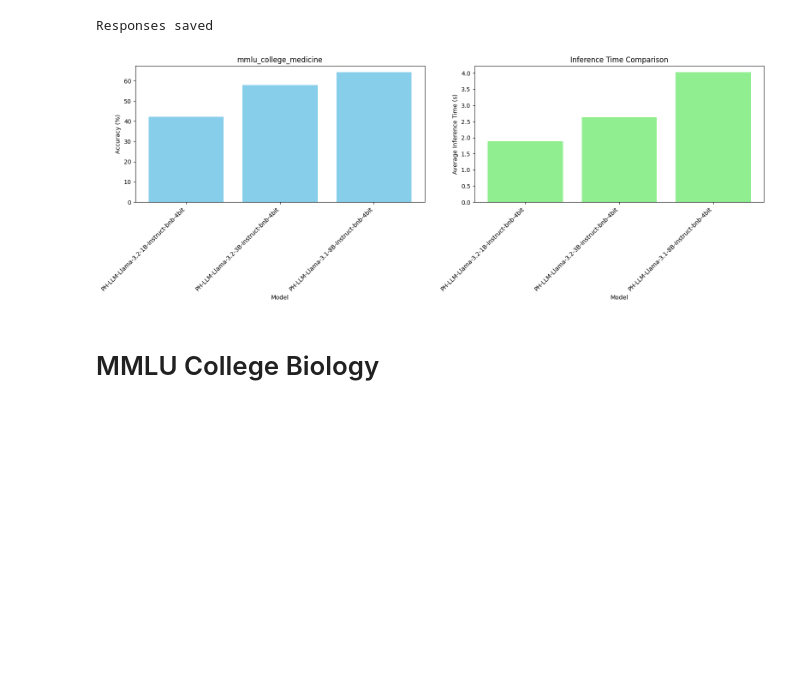
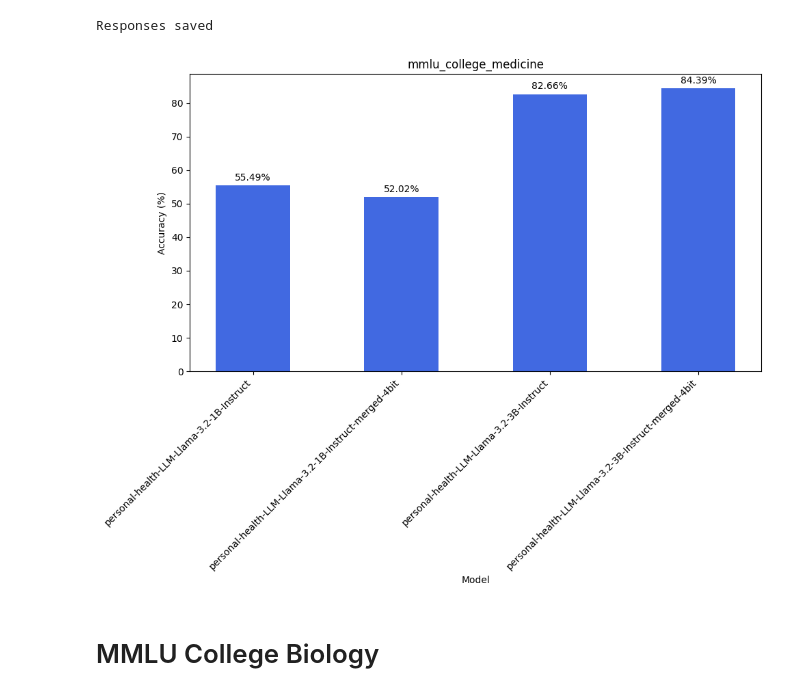
Before and after one commit to johnjehiel/personal-health-llm, a Jupyter notebook: ph-llm-benchmarking.ipynb, the cells around one changed output. Saved outputs shown, nothing was run; the diff lists cells and outputs as text; code cells hidden in the pictures; blank space fills up the shorter version.

Commit message:
feat(benchmark): Update ph-llm-benchmarking.ipynb for evaluating the fine-tuned 1B and 3B personal health LLMs with MultiMedQA benchmark

```diff
--- a/ph-llm-benchmarking.ipynb
+++ b/ph-llm-benchmarking.ipynb
@@ -25,9 +25,10 @@ from datasets import load_dataset
 🦥 Unsloth Zoo will now patch everything to make training faster!
 # %%
 model_names = [
-    "johnjehiel/PH-LLM-Llama-3.2-1B-Instruct-bnb-4bit",
-    "johnjehiel/PH-LLM-Llama-3.2-3B-Instruct-bnb-4bit",
-    "johnjehiel/PH-LLM-Llama-3.1-8B-Instruct-bnb-4bit"
+    "johnjehiel/personal-health-LLM-Llama-3.2-1B-Instruct",
+    "johnjehiel/personal-health-LLM-Llama-3.2-1B-Instruct-merged-4bit",
+    "johnjehiel/personal-health-LLM-Llama-3.2-3B-Instruct",
+    "johnjehiel/personal-health-LLM-Llama-3.2-3B-Instruct-merged-4bit"
 ]
 dataset_names = [
     "openlifescienceai/mmlu_clinical_knowledge",
@@ -107,7 +107,7 @@ print("Created DataFrame from eval_prompts and correct_options with", len(df), "
 # %% [output]
 Created DataFrame from eval_prompts and correct_options with 265 rows.
 # %%
-def evaluate_example(model, tokenizer, prompt, correct_option, max_new_tokens=64):
+def evaluate_example(model, tokenizer, prompt, correct_option, max_new_tokens=4):
     EOS_TOKEN = tokenizer.eos_token if tokenizer.eos_token is not None else EOS_TOKEN_PLACEHOLDER
     full_prompt = prompt
     inputs = tokenizer([full_prompt], return_tensors="pt").to("cuda")
@@ -159,8 +159,7 @@ for mname in model_names:
         max_seq_length=2048,
         dtype=None,
         load_in_4bit=load_in_4bit_flag,
-        token=HF_TOKEN,
-        revision="68efcc028cc79c0d22faf06a13caa2e456e806bc" if "1B" in mname else "main"
+        token=HF_TOKEN
     )
     # Set max_seq_length attribute if missing.
     model.max_seq_length = 2048
@@ -309,8 +322,7 @@ for mname in model_names:
         max_seq_length=2048,
         dtype=None,
         load_in_4bit=load_in_4bit_flag,
-        token=HF_TOKEN,
-        revision="68efcc028cc79c0d22faf06a13caa2e456e806bc" if "1B" in mname else "main"
+        token=HF_TOKEN
     )
     # Set max_seq_length attribute if missing.
     model.max_seq_length = 2048
@@ -388,27 +407,21 @@ print(f"Responses saved")
 # %% [output]
 Responses saved
 # %%
-plt.figure(figsize=(16, 6))
+plt.figure(figsize=(10, 8))
 
-plt.subplot(1, 2, 1)
-plt.bar(results_df["Model"], results_df["Accuracy (%)"], color="skyblue")  # Use plt.bar for vertical bars
+plt.subplot(1, 1, 1)
+bars = plt.bar(results_df["Model"], results_df["Accuracy (%)"], width=0.5, color="royalblue")  # Vertical bars
 plt.ylabel("Accuracy (%)")  # Accuracy on y-axis
 plt.xlabel("Model")         # Models on x-axis
 plt.title(f"{dataset_name}")
 plt.xticks(rotation=45, ha="right")  # Rotate x-axis labels for better readability
 
-plt.subplot(1, 2, 2)
-plt.bar(results_df["Model"], results_df["Avg Inference Time (s)"], color="lightgreen")  # Use plt.bar for vertical bars
-plt.ylabel("Average Inference Time (s)")  # Inference time on y-axis
-plt.xlabel("Model")                       # Models on x-axis
-plt.title("Inference Time Comparison")
-plt.xticks(rotation=45, ha="right")       # Rotate x-axis labels for better readability
+plt.bar_label(bars, fmt="%.2f%%", padding=3)  # Format values with one decimal and add padding
 
-# Adjust layout and show the plot
 plt.tight_layout()
 plt.show()
 # %% [output]
-[figure, old version]
+[figure, new version]
 # %% [markdown]
 # MMLU College Biology
 # %%
```
Also changed, not shown: parts of 32 cells of this notebook.
